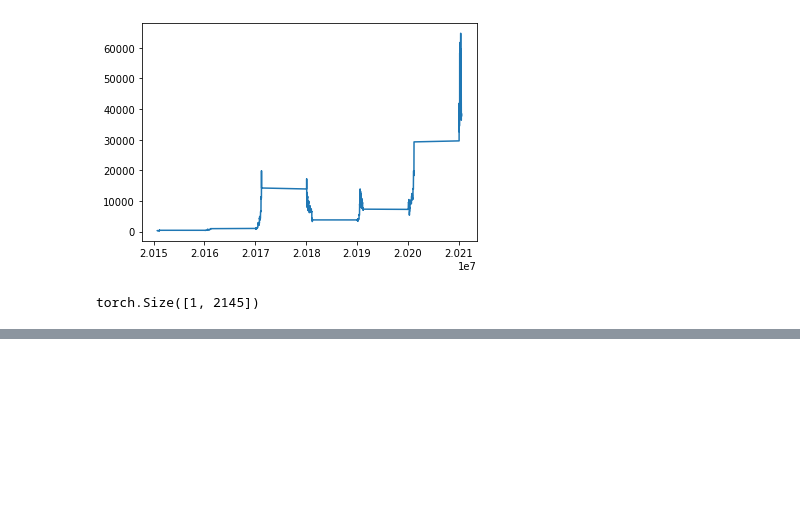
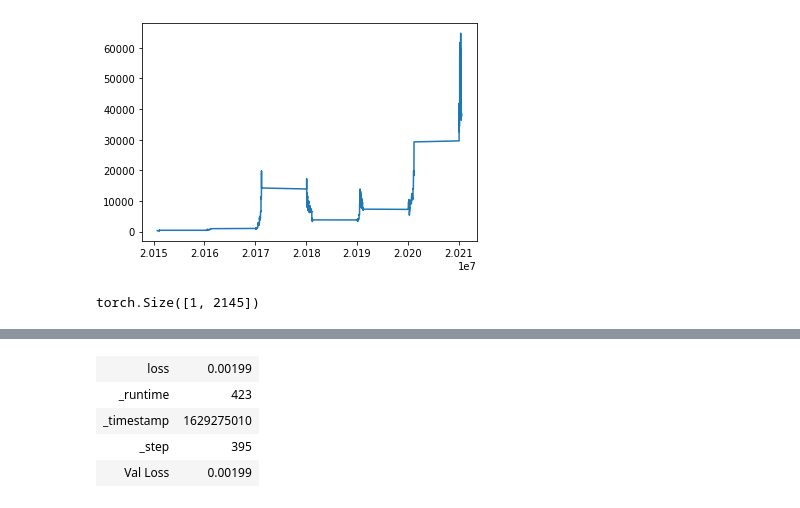
Before and after one commit to ChetanAtrawalkarCA/Bitcoin-Price-Prediction, a Jupyter notebook: 00.ipynb, the cells around one changed output, grey strips where cells are left out. Saved outputs shown, nothing was run; the diff lists cells and outputs as text; code cells hidden in the pictures; blank space fills up the shorter version.

```diff
--- a/00.ipynb
+++ b/00.ipynb
@@ -103,5 +103,5 @@ class LSTMPredictor(Module):
 # model = model.cuda()
 # model = model.to(device)
 # %%
-epochs = 25
+epochs = 18
 # %%
@@ -219,40 +168,48 @@ wandb: Currently logged in as: ranuga-d (use `wandb login --relogin` to force re
+# %%
+pre = StandardScaler()
+pre.fit(y.reshape(-1,1))
+y = pre.transform(y.reshape(-1,1))
+y_batch = y
+data_input = torch.from_numpy(np.array(y_batch)).view(1,-1)[:3,:-1].float().cuda().to(device)
+data_target = torch.from_numpy(np.array(y_batch)).view(1,-1)[:3,1:].float().cuda().to(device)
 # %%
-# lrs = [0.1,0.2,0.3,0.4,0.5,0.6,0.7,0.8,0.9]
-# for lr in lrs:
-#     torch.cuda.empty_cache()
-#     model = LSTMPredictor().cuda()
-#     model = model.cuda()
-#     model = model.to(device)
-#     criterion = MSELoss().to(device).cuda()
-#     optimizer = LBFGS(model.parameters(),lr=lr)
-#     wandb.init(project=PROJECT_NAME,name=f'lrs-{lr}')
-#     for _ in tqdm(range(epochs)):
-#         torch.cuda.empty_cache()
-#         def closure():
-#             optimizer.zero_grad()
-#             data_input.cuda()
-#             data_target.cuda()
-#             model.cuda()
-#             out = model(data_input.cuda()).cuda()
-#             out.cuda()
-#             loss = criterion(out,data_target)
-#             wandb.log({'loss':loss.item()})
-#             loss.backward()
-#             return loss
-#         optimizer.step(closure)
-#         with torch.no_grad():
-#             future = 125
-#             pred = model(data_input,future=future)
-#             loss = criterion(pred[:,:-future],data_target)
-#             y = pred.to('cpu').detach().numpy()
-#             wandb.log({'Val Loss':loss.item()})
-#         plt.figure(figsize=(12,6))
-#         n = data_input.shape[1]
-#         def draw(y_i,color):
-#             plt.plot(np.arange(n),data_target.cpu().view(-1),color)
-#             plt.plot(np.arange(n,n+future),y_i[n:],color + ':')
-#         draw(y[0],'r')
-#         plt.savefig('./preds/img.png')
-#         plt.close()
-#         wandb.log({'Img':wandb.Image(cv2.imread('./preds/img.png'))})
-#     wandb.finish()
+lrs = [0.1,0.2,0.3,0.4,0.5,0.6,0.7,0.8,0.9]
+for lr in lrs:
+    torch.cuda.empty_cache()
+    model = LSTMPredictor().cuda()
+    model = model.cuda()
+    model = model.to(device)
+    criterion = MSELoss().to(device).cuda()
+    optimizer = LBFGS(model.parameters(),lr=lr)
+    wandb.init(project=PROJECT_NAME,name=f'lrs-{lr}')
+    for _ in tqdm(range(epochs)):
+        torch.cuda.empty_cache()
+        def closure():
+            optimizer.zero_grad()
+            data_input.cuda()
+            data_target.cuda()
+            model.cuda()
+            out = model(data_input.cuda()).cuda()
+            out.cuda()
+            loss = criterion(out,data_target)
+            wandb.log({'loss':loss.item()})
+            loss.backward()
+            return loss
+        optimizer.step(closure)
+        with torch.no_grad():
+            future = 125
+            pred = model(data_input,future=future)
+            loss = criterion(pred[:,:-future],data_target)
+            y = pred.to('cpu').detach().numpy()
+            wandb.log({'Val Loss':loss.item()})
+        plt.figure(figsize=(12,6))
+        n = data_input.shape[1]
+        def draw(y_i,color):
+            plt.plot(np.arange(n),data_target.cpu().view(-1),color)
+            plt.plot(np.arange(n,n+future),y_i[n:],color + ':')
+        draw(y[0],'r')
+        plt.savefig('./preds/img.png')
+        plt.close()
+        wandb.log({'Img':wandb.Image(cv2.imread('./preds/img.png'))})
+    wandb.finish()
+# %% [output]
@@ -258,0 +227,5 @@ wandb: Currently logged in as: ranuga-d (use `wandb login --relogin` to force re
+| loss | 0.00199 |
+| _runtime | 423 |
+| _timestamp | 1629275010 |
+| _step | 395 |
+| Val Loss | 0.00199 |
```
Also changed, not shown: parts of 4 cells of this notebook, 1 other file.
